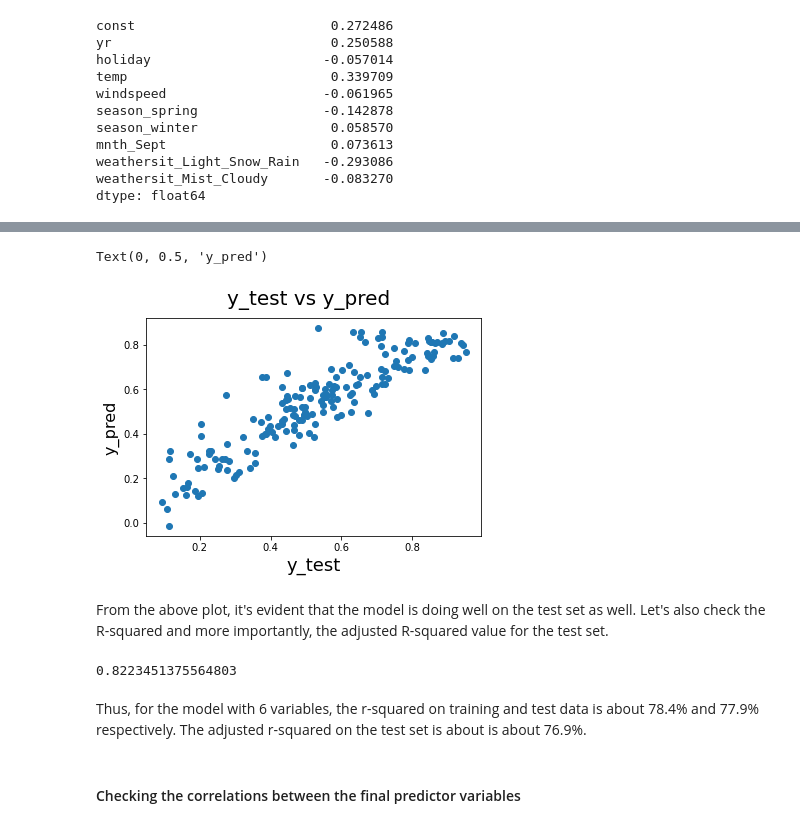
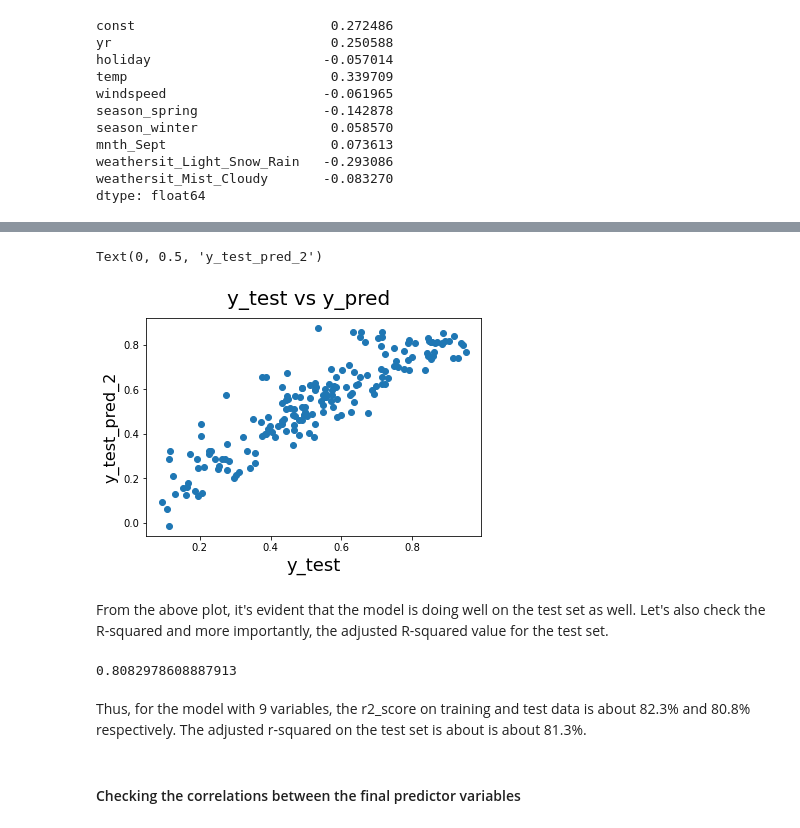
Before and after one commit to shamsi123/Bike-Sharing_Linear-Regression-Assignment, a Jupyter notebook: Shamseena_Bike_Sharing_Assignment.ipynb, the cells around one changed output, grey strips where cells are left out. Cells and saved outputs as stored; diff of their text form; code cells hidden in the pictures.

```diff
--- a/Shamseena_Bike_Sharing_Assignment.ipynb
+++ b/Shamseena_Bike_Sharing_Assignment.ipynb
@@ -1206,12 +1231,12 @@ def Analyze_model_with_VIF(cols,lr):
 
     print(sorted_table)
 # %%
-#Function to calculate RFE- which takes paarmeter n_feature
-def calculate_RFE(n_features):
+#Function to calculate RFE- which takes paarmeters X_dataframe,y_dataframe & n_feature
+def calculate_RFE(X_dataframe,y_dataframe,n_features):
 
     rfe1 = RFE(lm,n_features_to_select= n_features)
 
-    rfe1.fit(X_train, y_train)
+    rfe1.fit(X_dataframe, y_dataframe)
     #print("RFE Support Variables:",X_train.columns[rfe1.support_])
 
     # Create a DataFrame to display the results
@@ -1387,3 +1310,9 @@ Covariance Type:            nonrobust
 3                   windspeed  4.01     -0.1108   0.000
 1                     holiday  1.03     -0.0895   0.001
 6                   mnth_Sept  1.11      0.0523   0.004
+# %%
+# lets remove 'mnth_Sept' since it has got less coefficient
+
+X_train_rfe_1=X_train_rfe_1.drop(['mnth_Sept'],axis=1)
+lr=create_model(X_train_rfe_1.columns)
+Analyze_model_with_VIF(X_train_rfe_1.columns,lr)
@@ -1389,0 +1337,6 @@ Covariance Type:            nonrobust
+# %%
+# lets remove 'season_winter' since it has got less coefficient
+
+X_train_rfe_1=X_train_rfe_1.drop(['season_winter'],axis=1)
+lr=create_model(X_train_rfe_1.columns)
+Analyze_model_with_VIF(X_train_rfe_1.columns,lr)
@@ -1519,7 +1477,7 @@ print(r2_score(y_test,y_test_pred_1))
 # Model II-RFE(15)
 # %%
 
-cols=  calculate_RFE(15) #call function to get the rfe support variables
+cols=  calculate_RFE(X_train,y_train,15) #call function to get the rfe support variables
 X_train_rfe_2=X_train[cols]
 # %%
 
@@ -1840,24 +1802,24 @@ y_test_pred_2 = lr.predict(X_test_sm_2)
 # %%
 # Plotting y_test and y_pred to understand the spread
 
 fig = plt.figure()
 plt.scatter(y_test, y_test_pred_2)
 fig.suptitle('y_test vs y_pred', fontsize = 20)              # Plot heading
 plt.xlabel('y_test', fontsize = 18)                          # X-label
-plt.ylabel('y_pred', fontsize = 16)
+plt.ylabel('y_test_pred_2', fontsize = 16)
 # %% [output]
-Text(0, 0.5, 'y_pred')
+Text(0, 0.5, 'y_test_pred_2')
-[figure, old version]
+[figure, new version]
 # %% [markdown]
 From the above plot, it's evident that the model is doing well on the test set as well. Let's also check the R-squared and more importantly, the adjusted R-squared value for the test set.
 # %%
 # r2_score
 from sklearn.metrics import r2_score
-r2_score(y_test, y_test_pred)
+r2_score(y_test, y_test_pred_2)
 # %% [output]
-0.8223451375564803
+0.8082978608887913
 # %% [markdown]
-Thus, for the model with 6 variables, the r-squared on training and test data is about 78.4% and 77.9% respectively. The adjusted r-squared on the test set is about is about 76.9%.
+Thus, for the model with 9 variables, the r2_score  on training and test data is about 82.3% and 80.8% respectively. The adjusted r-squared on the test set is about is about 81.3%.
 # %% [markdown]
 #### Checking the correlations between the final predictor variables
 # %%
```
Also changed, not shown: parts of 83 cells of this notebook, 4 other files.
